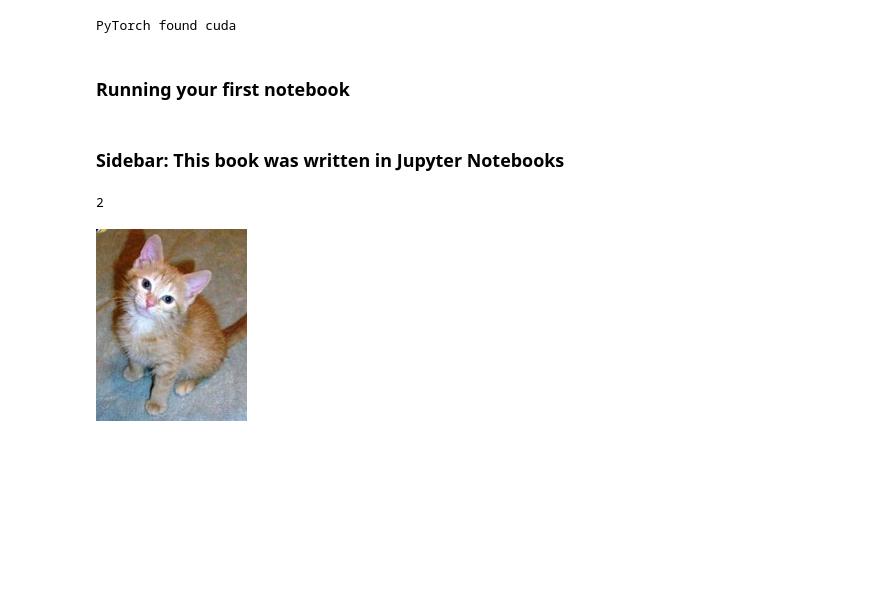
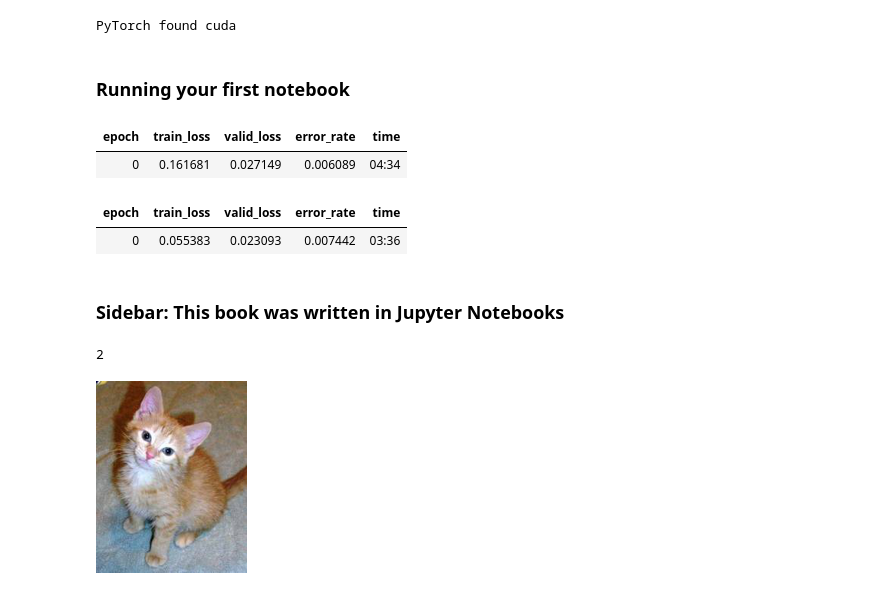
Before and after one commit to nissan/course-v4, a Jupyter notebook: nbs/01_intro-ND-Win10.ipynb, the cells around one changed output. Drawn from its saved outputs; the diff is of its cells as text; code cells hidden in the pictures; blank space fills up the shorter version.

```diff
--- a/nbs/01_intro-ND-Win10.ipynb
+++ b/nbs/01_intro-ND-Win10.ipynb
@@ -42,15 +42,20 @@ PyTorch found cuda
 # %%
 # CLICK ME
 from fastai2.vision.all import *
 path = untar_data(URLs.PETS)/'images'
 
 def is_cat(x): return x[0].isupper()
 dls = ImageDataLoaders.from_name_func(
     path, get_image_files(path), valid_pct=0.2, seed=42,
-    label_func=is_cat, item_tfms=Resize(224))
+    label_func=is_cat, item_tfms=Resize(224), num_workers=0)
 
-learn = cnn_learner(dls, resnet34, metrics=error_rate, num_workers=0)
+learn = cnn_learner(dls, resnet34, metrics=error_rate)
 learn.fine_tune(1)
+# %% [output]
+| epoch | train_loss | valid_loss | error_rate | time |
+| 0 | 0.161681 | 0.027149 | 0.006089 | 04:34 |
+| epoch | train_loss | valid_loss | error_rate | time |
+| 0 | 0.055383 | 0.023093 | 0.007442 | 03:36 |
 # %% [markdown]
 ### Sidebar: This book was written in Jupyter Notebooks
 # %%
```
Also changed, not shown: parts of 2 cells of this notebook, 1 other file.
